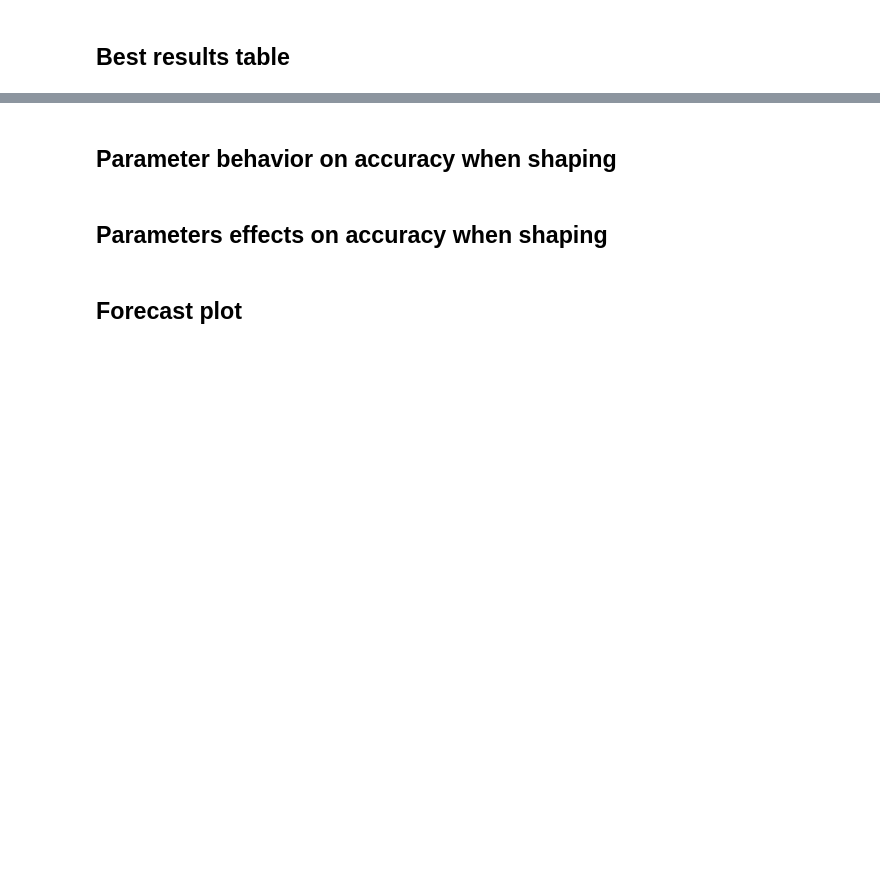
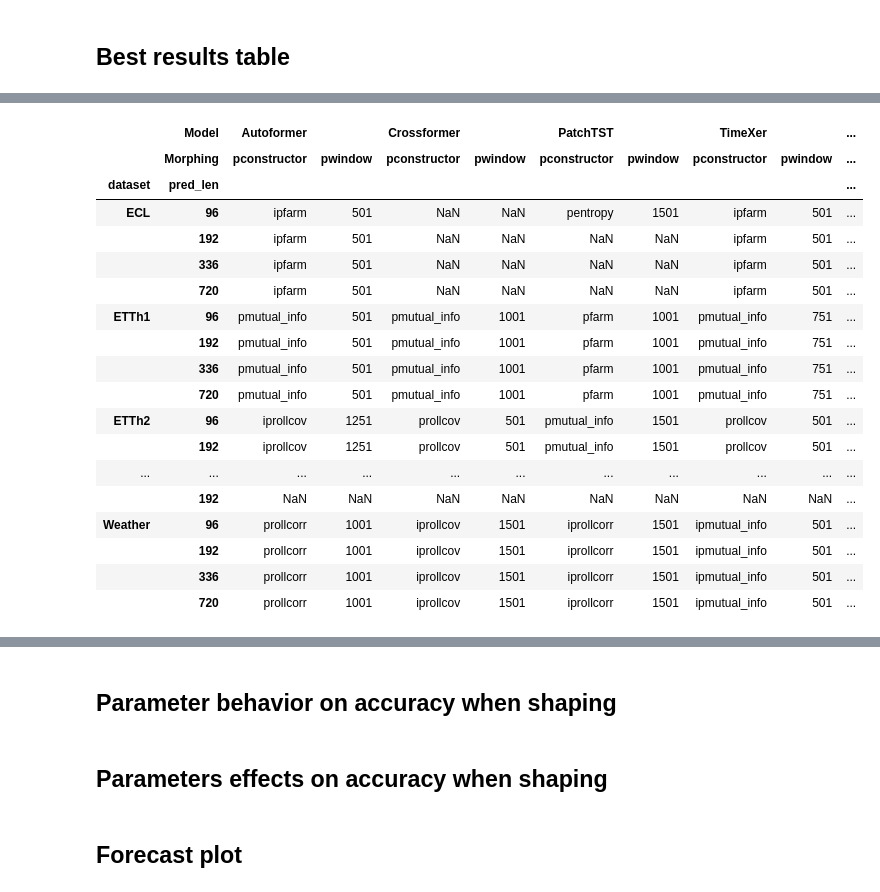
Before and after one commit to avilarenan/TSPindorama, a Jupyter notebook: results.ipynb, the cells around one changed output, grey strips where cells are left out. Saved outputs shown, nothing was run; the diff lists cells and outputs as text; code cells hidden in the pictures; blank space fills up the shorter version.

```diff
--- a/results.ipynb
+++ b/results.ipynb
@@ -44,9 +104,34 @@ best_sorted
 # %%
 best_final = shape_best_result_for_final_format_compact(best_sorted)
 # best_final = best_final.fillna("-")
 perf_df = best_final[0]
 meta_df = best_final[1]
 
 perf_df.to_csv("best_results_final_perf.csv", index=True)
 meta_df.to_csv("best_results_final_meta.csv", index=True)
+
+meta_df.columns = meta_df.columns.swaplevel(0, 1) # swapping for better readability
+meta_df = meta_df.sort_index(axis=1, level=0)
+meta_df.columns.names = ['Model', 'Morphing']
+meta_df
+# %% [output]
+|  | Model | Autoformer |  | Crossformer |  | PatchTST |  | TimeXer |  | ... |
+|  | Morphing | pconstructor | pwindow | pconstructor | pwindow | pconstructor | pwindow | pconstructor | pwindow | ... |
+| dataset | pred_len |  |  |  |  |  |  |  |  | ... |
+| ECL | 96 | ipfarm | 501 | NaN | NaN | pentropy | 1501 | ipfarm | 501 | ... |
+|  | 192 | ipfarm | 501 | NaN | NaN | NaN | NaN | ipfarm | 501 | ... |
+|  | 336 | ipfarm | 501 | NaN | NaN | NaN | NaN | ipfarm | 501 | ... |
+|  | 720 | ipfarm | 501 | NaN | NaN | NaN | NaN | ipfarm | 501 | ... |
+| ETTh1 | 96 | pmutual_info | 501 | pmutual_info | 1001 | pfarm | 1001 | pmutual_info | 751 | ... |
+|  | 192 | pmutual_info | 501 | pmutual_info | 1001 | pfarm | 1001 | pmutual_info | 751 | ... |
+|  | 336 | pmutual_info | 501 | pmutual_info | 1001 | pfarm | 1001 | pmutual_info | 751 | ... |
+|  | 720 | pmutual_info | 501 | pmutual_info | 1001 | pfarm | 1001 | pmutual_info | 751 | ... |
+| ETTh2 | 96 | iprollcov | 1251 | prollcov | 501 | pmutual_info | 1501 | prollcov | 501 | ... |
+|  | 192 | iprollcov | 1251 | prollcov | 501 | pmutual_info | 1501 | prollcov | 501 | ... |
+| ... | ... | ... | ... | ... | ... | ... | ... | ... | ... | ... |
+|  | 192 | NaN | NaN | NaN | NaN | NaN | NaN | NaN | NaN | ... |
+| Weather | 96 | prollcorr | 1001 | iprollcov | 1501 | iprollcorr | 1501 | ipmutual_info | 501 | ... |
+|  | 192 | prollcorr | 1001 | iprollcov | 1501 | iprollcorr | 1501 | ipmutual_info | 501 | ... |
+|  | 336 | prollcorr | 1001 | iprollcov | 1501 | iprollcorr | 1501 | ipmutual_info | 501 | ... |
+|  | 720 | prollcorr | 1001 | iprollcov | 1501 | iprollcorr | 1501 | ipmutual_info | 501 | ... |
 # %%
```
Also changed, not shown: parts of 5 cells of this notebook, 10 other files.
